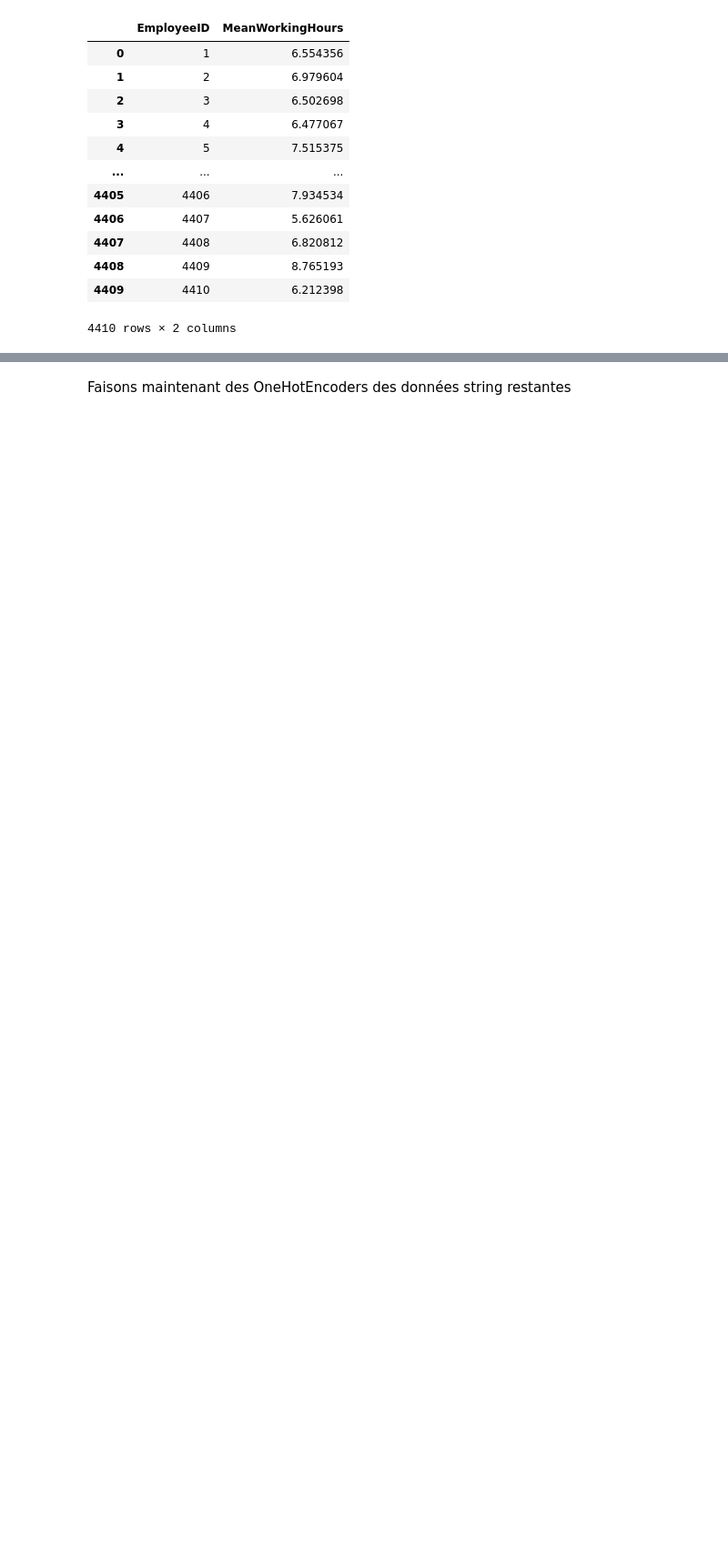
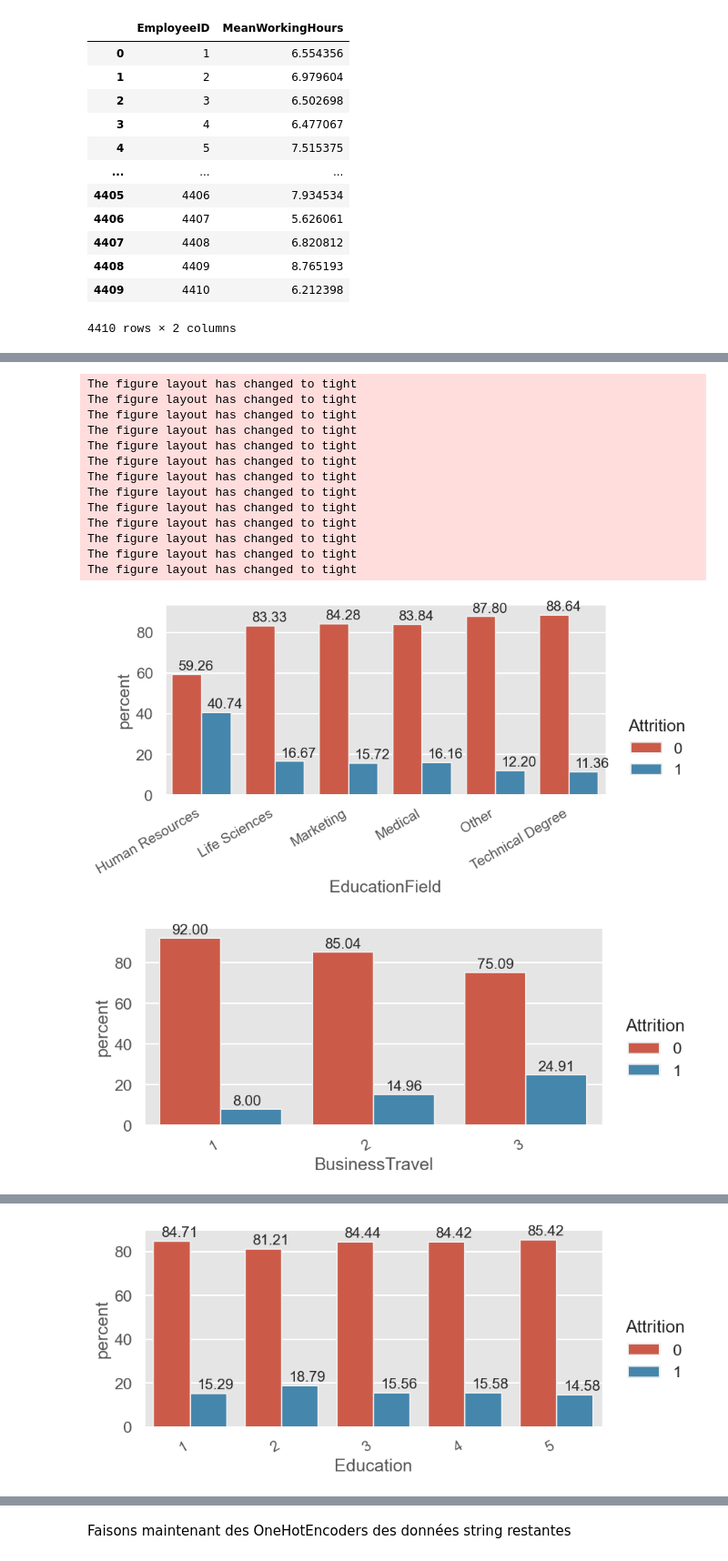
Before and after one commit to R1leMargoulin/Projet_ML_Human4You, a Jupyter notebook: Projet_ML_Human4You.ipynb, the cells around one changed output, grey strips where cells are left out. Shown at 91% size. Drawn from its saved outputs; the diff is of its cells as text; code cells hidden in the pictures; blank space fills up the shorter version.

```diff
--- a/Projet_ML_Human4You.ipynb
+++ b/Projet_ML_Human4You.ipynb
@@ -169,0 +251,64 @@ memory usage: 827.0+ KB
+# %%
+import seaborn as sns
+def add_annotation(cat, c):
+    x1 = c.get_x() + c.get_width() / 2 - .12
+    y1 = c.get_y() + c.get_height() + 2
+
+    cat.ax.annotate(format(c.get_height(), ".2f"), (x1, y1), size=15)
+
+def plot_hist(column, df, annot=True):
+
+    x_name = column
+    y_name = 'Attrition'
+
+    temp_data = (df
+                 .groupby(x_name)[y_name]
+                 .value_counts(normalize=True)
+                 .mul(100)
+                 .rename('percent')
+                 .reset_index())
+
+    sns.set_context('talk', font_scale = 1)
+    catp = sns.catplot(data=temp_data, x=x_name, y='percent', hue='Attrition', kind='bar', height = 4, aspect = 2, legend_out=True, margin_titles=True)
+
+    catp.set_xticklabels(rotation=30, fontsize=15, horizontalalignment='right',)
+
+
+
+    if annot:
+        spots = catp.ax.patches
+        mid = len(spots) // 2
+
+        for i in range(0, mid) :
+
+            add_annotation(catp, spots[i])
+            add_annotation(catp, spots[mid + i])
+
+#To reduce size of output, we will display only valuable results, feel free to test for all by uncomment lines bellow.
+
+discrete_columns = ['EducationField', 'BusinessTravel', 'Department', 'Education', 'JobLevel', 'JobRole', 'JobInvolvement', 'StockOptionLevel', 'PerformanceRating', 'EnvironmentSatisfaction', 'JobSatisfaction', 'WorkLifeBalance']
+continue_colums = ['DistanceFromHome','MonthlyIncome','NumCompaniesWorked','PercentSalaryHike','TotalWorkingYears','TrainingTimesLastYear','YearsAtCompany','YearsSinceLastPromotion','YearsWithCurrManager','MeanWorkingHours']
+
+
+for name in discrete_columns:
+    plot_hist(name, datas)
+
+for name in continue_colums:
+    sns.displot(data=datas, x=name, hue="Attrition", multiple="stack", kde=True, bins=25)
+    plt.show()
+# %% [output]
+The figure layout has changed to tight
+The figure layout has changed to tight
+The figure layout has changed to tight
+The figure layout has changed to tight
+The figure layout has changed to tight
+The figure layout has changed to tight
+The figure layout has changed to tight
+The figure layout has changed to tight
+The figure layout has changed to tight
+The figure layout has changed to tight
+The figure layout has changed to tight
+The figure layout has changed to tight
+The figure layout has changed to tight
+[figure, added]
+[figure, added]
@@ -169,0 +316 @@ memory usage: 827.0+ KB
+[figure, added]
```
Also changed, not shown: parts of 38 cells of this notebook, 1 other file.
